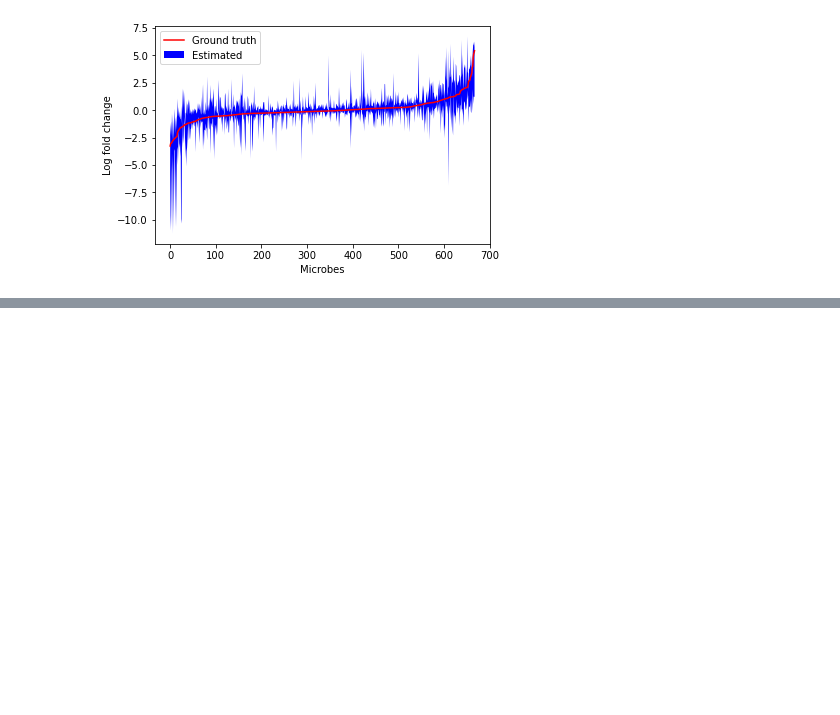
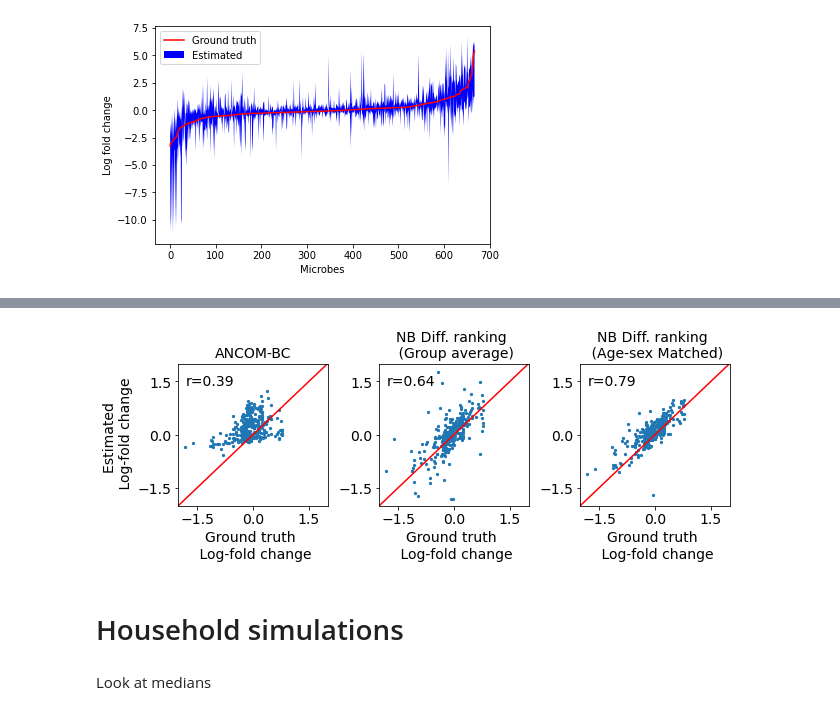
Before and after one commit to mortonjt/asd_multiomics_analyses, a Jupyter notebook: ipynb/post-process-simulation.ipynb, the cells around one changed output, grey strips where cells are left out. Cells and saved outputs as stored; diff of their text form; code cells hidden in the pictures; blank space fills up the shorter version.

```diff
--- a/ipynb/post-process-simulation.ipynb
+++ b/ipynb/post-process-simulation.ipynb
@@ -215,0 +248,45 @@ Index(['1000569', '1002367', '1006000', '1007096', '1028307', '1033731',
+# %%
+match_diff = sim_diffs.median(axis=1)
+match_diff = match_diff.loc[ancom_lfc.index]
+
+group_diff = deseq2_diffs.median(axis=1)
+group_diff = group_diff.loc[ancom_lfc.index]
+
+ytrue = ytrue.loc[ancom_lfc.index]
+# %%
+fig, ax = plt.subplots(1, 3, figsize=(9, 3.5))
+ax[0].scatter(ytrue, ancom_lfc['cc_bool_beta'], s=5)
+ax[1].scatter(ytrue, group_diff, s=5)
+ax[2].scatter(ytrue, match_diff, s=5)
+
+ancom_r = pearsonr(ytrue, ancom_lfc['cc_bool_beta'])
+group_r = pearsonr(ytrue, group_diff)
+match_r = pearsonr(ytrue, match_diff)
+
+fs = 14
+ls = 14
+rs = [ancom_r, group_r, match_r]
+titles = ['ANCOM-BC', 'NB Diff. ranking \n (Group average)', 'NB Diff. ranking \n (Age-sex Matched)']
+for i, a in enumerate(ax):
+    a.set_ylim([-2, 2])
+    a.set_xlim([-2, 2])
+    r = np.round(rs[i][0], 2)
+    text = f'r={r}'
+    a.annotate(text, xy=(-1.8, 1.4), fontsize=fs)
+    a.plot([-2, 2], [-2, 2], 'r')
+    a.set_title(titles[i], fontsize=fs)
+    a.set_xlabel('Ground truth \n Log-fold change', fontsize=fs)
+
+    a.tick_params(axis='x', labelsize=ls)
+    a.tick_params(axis='y', labelsize=ls)
+
+    locator = MaxNLocator(prune='both', nbins=3)
+    a.xaxis.set_major_locator(locator)
+    a.yaxis.set_major_locator(locator)
+ax[0].set_ylabel('Estimated \n Log-fold change', fontsize=fs)
+
+plt.tight_layout()
+# %% [output]
+[figure, added]
+# %% [markdown]
+# Household simulations
@@ -215,0 +309,2 @@ Index(['1000569', '1002367', '1006000', '1007096', '1028307', '1033731',
+# %% [markdown]
+Look at medians
```
Also changed, not shown: parts of 19 cells of this notebook, 1 other file.
